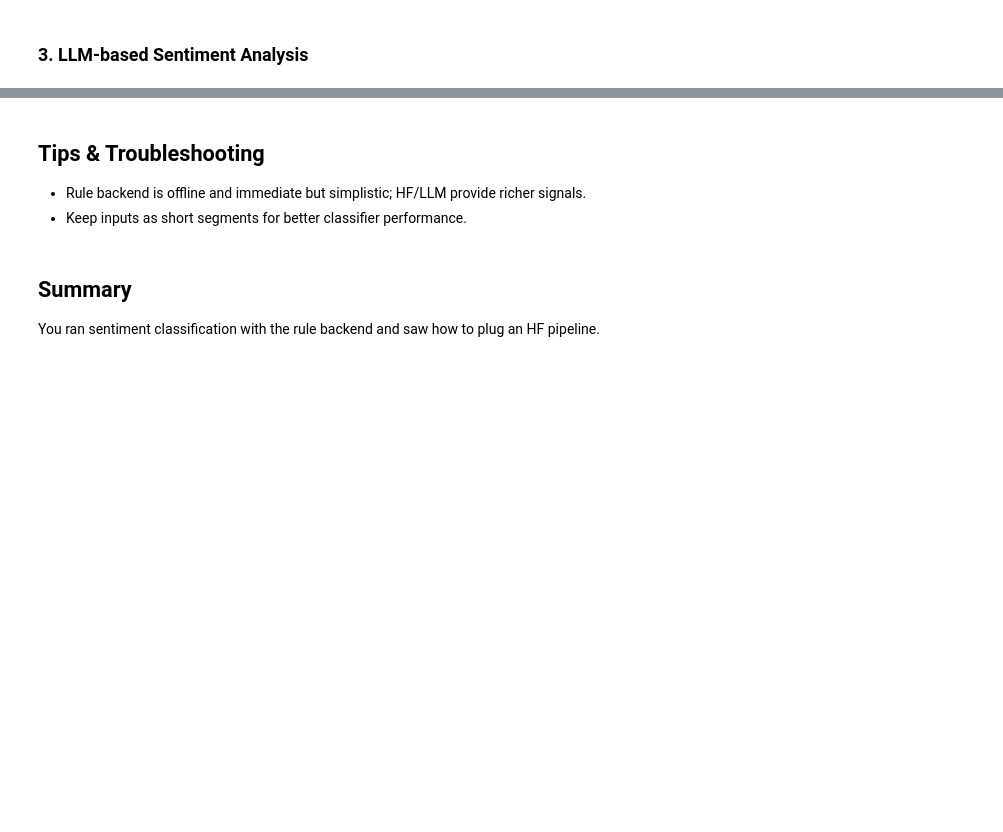
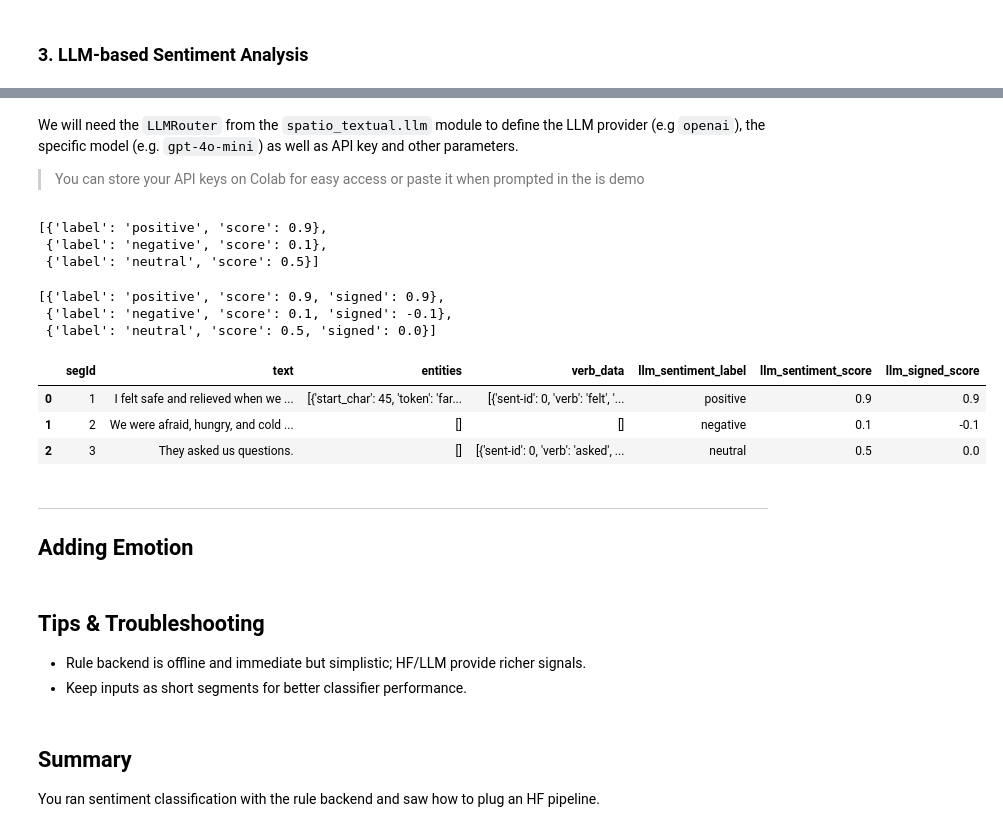
Before and after one commit to SpaceTimeNarratives/spatio-textual-colab-demos, a Jupyter notebook: demo_2_sentiment_emotions.ipynb, the cells around one changed output, grey strips where cells are left out. Drawn from its saved outputs; the diff is of its cells as text; code cells hidden in the pictures; blank space fills up the shorter version.

```diff
--- a/demo_2_sentiment_emotions.ipynb
+++ b/demo_2_sentiment_emotions.ipynb
@@ -216,12 +234,0 @@ We can annotate the texts and attach sentiment score using `SentimentAnalyzer("r
-# %%
-recs = ann.annotate_texts(
-    texts,
-    file_id="sent_demo", # Use what is relevant for your work
-    include_text=True, # Let's you include the text in the result
-    include_verbs=True) # Let's you extract verbs
-
-sa = SentimentAnalyzer("rule")
-preds = sa.predict([r["text"] for r in recs])
-
-for r, p in zip(recs, preds):
-    r.update({"sentiment_label": p["label"], "sentiment_score": p["score"]})
@@ -289,3 +237,59 @@ pd.DataFrame([{k:r.get(k) for k in [
+# %% [markdown]
+We will need the `LLMRouter` from the `spatio_textual.llm` module to define the LLM provider (e.g `openai`), the specific model (e.g. `gpt-4o-mini`) as well as API key and other parameters.
+> You can store your API keys on Colab for easy access or paste it when prompted in the is demo
+# %%
+#@title ###### So let's import `LLMRouter` and set the API key.
+from spatio_textual.llm import LLMRouter
+from google.colab import userdata
+
+try:
+  api_key = userdata.get('OPENAI_API_KEY')
+except:
+  api_key = input('API KEY: ')
+# %%
+#@title ###### We can now set up the router and instantiate `SentimentAnalyzer` with `llm` for the backend.
+router = LLMRouter(provider="openai", model="gpt-4o-mini",
+    api_key= api_key, # else OPENAI_API_KEY / ANTHROPIC_API_KEY / GOOGLE_API_KEY / GROQ_API_KEY
+    # base_url="https://api.x.ai",  # for OpenAI-compatible endpoints like xAI/Together
+    temperature=0.0,
+    max_tokens=64,
+)
+sa = SentimentAnalyzer(backend="llm", llm_fn=router.sentiment)
+# %%
+#@title ###### Now we are ready to predict texts.
+llm__sentiment_scores = sa.predict(texts)
+llm__sentiment_scores
+# %% [output]
+[{'label': 'positive', 'score': 0.9},
+ {'label': 'negative', 'score': 0.1},
+ {'label': 'neutral', 'score': 0.5}]
+# %%
+#@title ###### Oh, we probably need the signed scores as well.
+llm__sentiment_scores = sa.predict(texts, include_signed=True)
+llm__sentiment_scores
+# %% [output]
+[{'label': 'positive', 'score': 0.9, 'signed': 0.9},
+ {'label': 'negative', 'score': 0.1, 'signed': -0.1},
+ {'label': 'neutral', 'score': 0.5, 'signed': 0.0}]
+# %%
+#@title ###### Combining it with `entities`...
+results = entities
+for r, p in zip(results, llm__sentiment_scores):
+    r.update({"llm_sentiment_label": p["label"], "llm_sentiment_score": p["score"],
+              "llm_signed_score": p["signed"]})
+
+pd.DataFrame([{k:row.get(k) for k in [
+    "segId","text","entities","verb_data","llm_sentiment_label",
+    "llm_sentiment_score", "llm_signed_score"
+    ]} for row in results])
+# %% [output]
+|  | segId | text | entities | verb_data | llm_sentiment_label | llm_sentiment_score | llm_signed_score |
+| 0 | 1 | I felt safe and relieved when we ... | [{'start_char': 45, 'token': 'far... | [{'sent-id': 0, 'verb': 'felt', '... | positive | 0.9 | 0.9 |
+| 1 | 2 | We were afraid, hungry, and cold ... | [] | [] | negative | 0.1 | -0.1 |
+| 2 | 3 | They asked us questions. | [] | [{'sent-id': 0, 'verb': 'asked', ... | neutral | 0.5 | 0.0 |
+# %% [markdown]
+---
+## Adding Emotion
 # %% [markdown]
 ## Tips & Troubleshooting  <a id='tips'></a>
 - Rule backend is offline and immediate but simplistic; HF/LLM provide richer signals.
```
Also changed, not shown: parts of 20 cells of this notebook.
